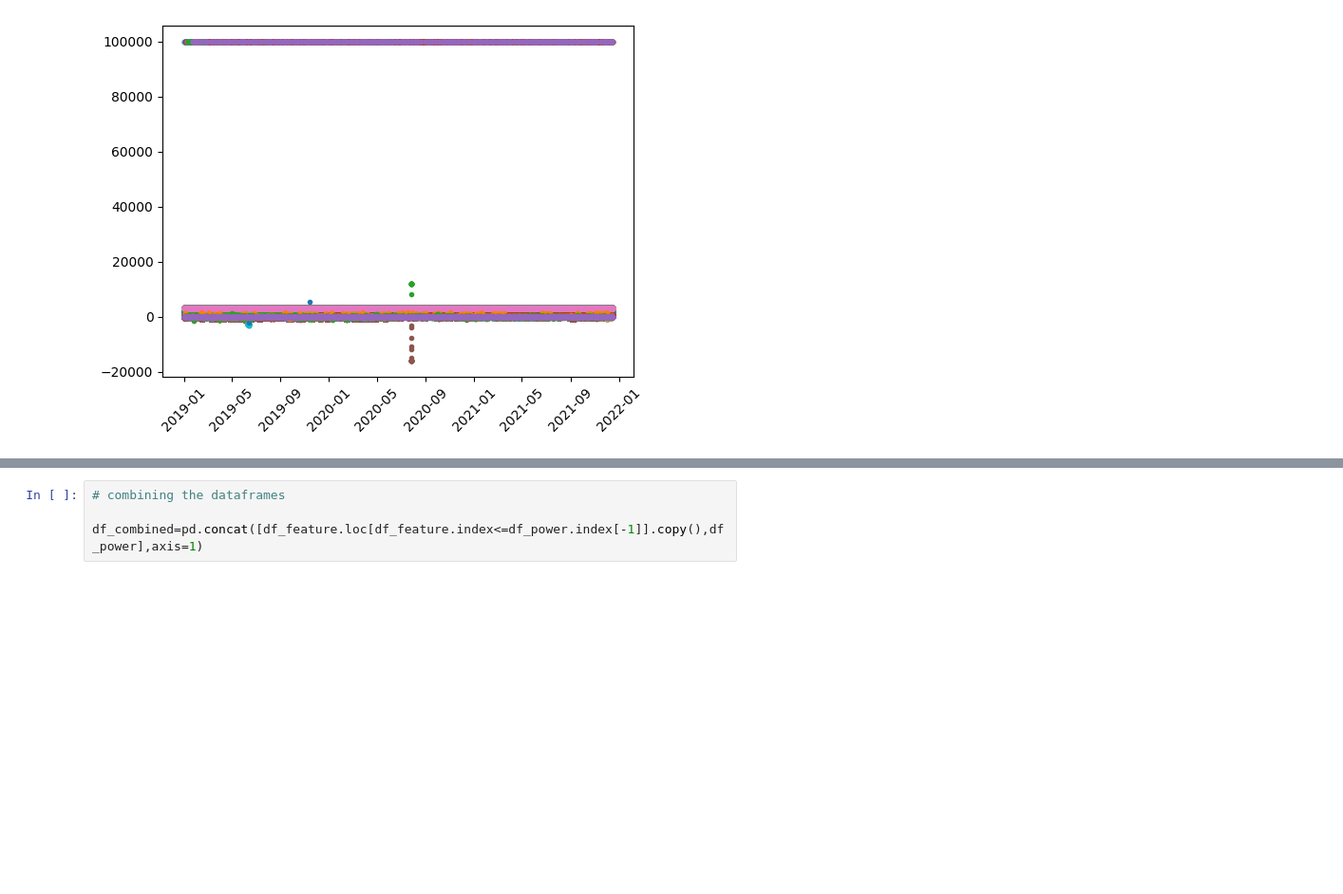
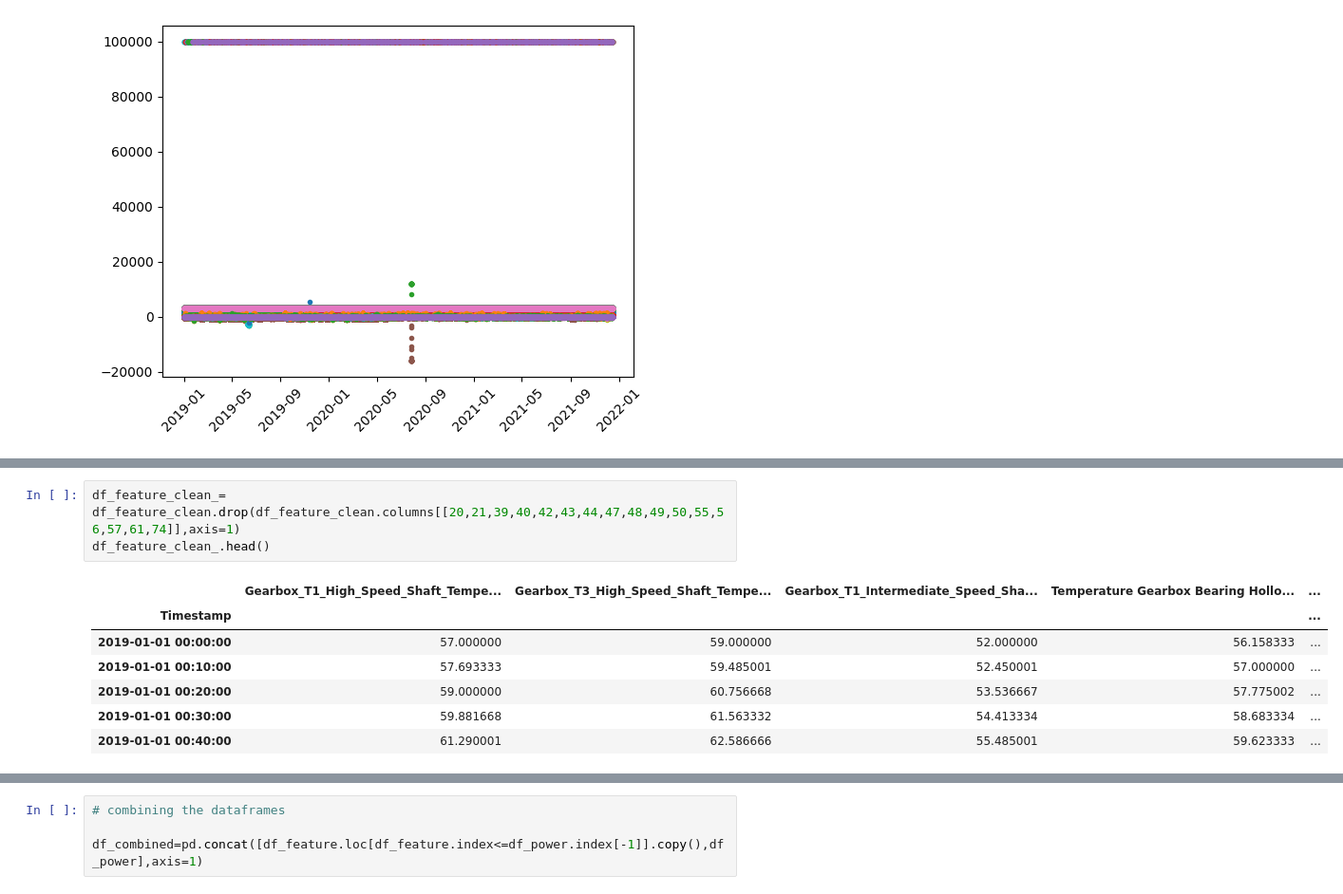
Before and after one commit to arunrajks/time_series_analysis, a Jupyter notebook: wind-turbine-power-forecast.ipynb, the cells around one changed output, grey strips where cells are left out. Shown at 95% size. Drawn from its saved outputs; the diff is of its cells as text; blank space fills up the shorter version.

```diff
--- a/wind-turbine-power-forecast.ipynb
+++ b/wind-turbine-power-forecast.ipynb
@@ -89,0 +182,11 @@ plt.xticks(rotation=45);
+# %%
+df_feature_clean_= df_feature_clean.drop(df_feature_clean.columns[[20,21,39,40,42,43,44,47,48,49,50,55,56,57,61,74]],axis=1)
+df_feature_clean_.head()
+# %% [output]
+|  | Gearbox_T1_High_Speed_Shaft_Tempe... | Gearbox_T3_High_Speed_Shaft_Tempe... | Gearbox_T1_Intermediate_Speed_Sha... | Temperature Gearbox Bearing Hollo... | ... |
+| Timestamp |  |  |  |  | ... |
+| 2019-01-01 00:00:00 | 57.000000 | 59.000000 | 52.000000 | 56.158333 | ... |
+| 2019-01-01 00:10:00 | 57.693333 | 59.485001 | 52.450001 | 57.000000 | ... |
+| 2019-01-01 00:20:00 | 59.000000 | 60.756668 | 53.536667 | 57.775002 | ... |
+| 2019-01-01 00:30:00 | 59.881668 | 61.563332 | 54.413334 | 58.683334 | ... |
+| 2019-01-01 00:40:00 | 61.290001 | 62.586666 | 55.485001 | 59.623333 | ... |
```
Also changed, not shown: parts of 21 cells of this notebook.
